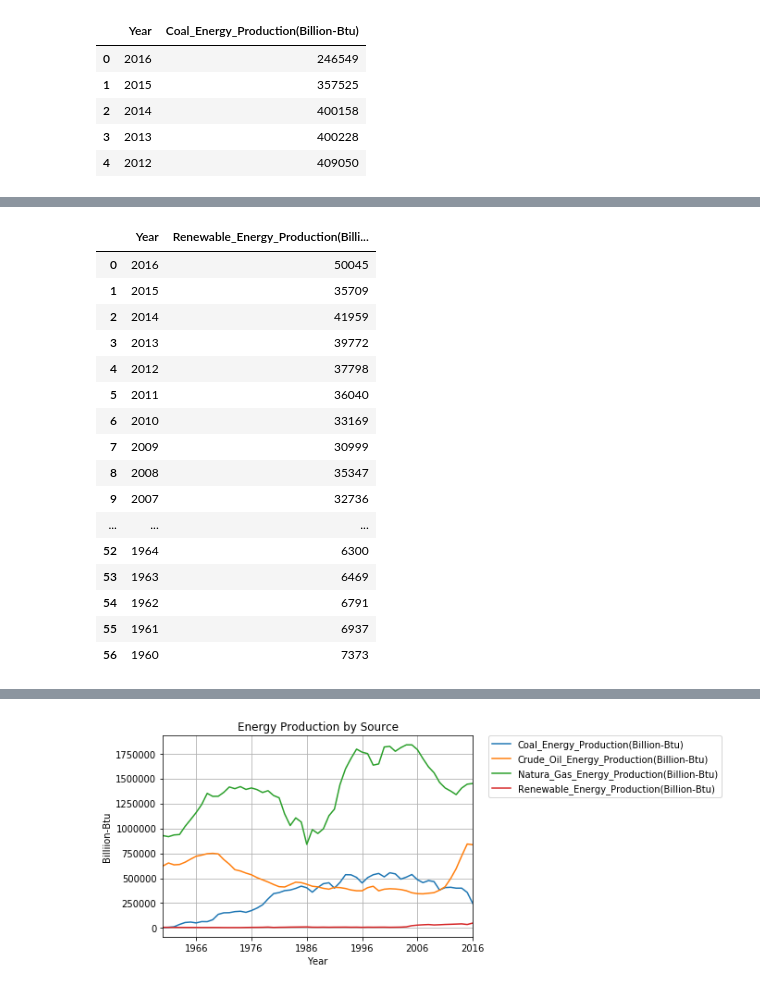
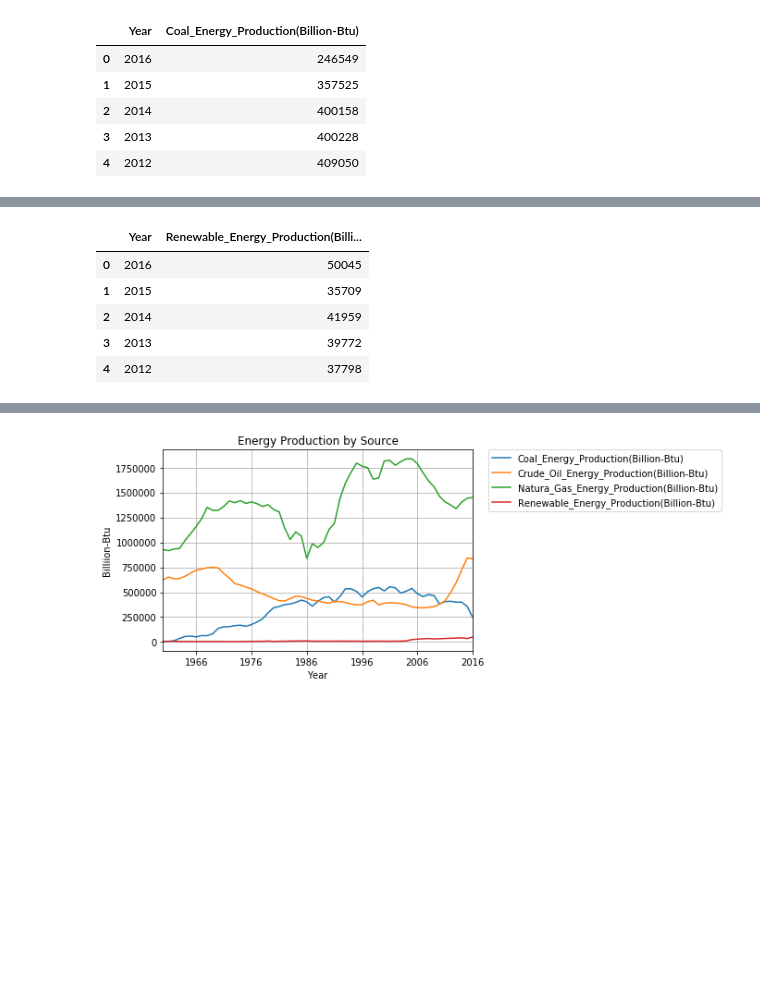
Before and after one commit to MTRaley52/Project_1, a Jupyter notebook: CleanenergyFile.ipynb, the cells around one changed output, grey strips where cells are left out. Saved outputs shown, nothing was run; the diff lists cells and outputs as text; code cells hidden in the pictures; blank space fills up the shorter version.

```diff
--- a/CleanenergyFile.ipynb
+++ b/CleanenergyFile.ipynb
@@ -88,29 +66,18 @@ Gas_df
 # %%
 base_url="http://api.eia.gov/series/?"
 series_id_to_call=["SEDS.REPRB.NM.A"]
 parame={"api_key":gkey,"series_id":series_id_to_call}
 Renew = requests.get(base_url, params=parame).json()
 Renew_df=pd.DataFrame(Renew["series"][0]["data"])
 Renew_df.columns=["Year","Renewable_Energy_Production(Billion-Btu)"]
-Renew_df
+Renew_df.head()
 # %% [output]
 |  | Year | Renewable_Energy_Production(Billi... |
 | 0 | 2016 | 50045 |
 | 1 | 2015 | 35709 |
 | 2 | 2014 | 41959 |
 | 3 | 2013 | 39772 |
 | 4 | 2012 | 37798 |
-| 5 | 2011 | 36040 |
-| 6 | 2010 | 33169 |
-| 7 | 2009 | 30999 |
-| 8 | 2008 | 35347 |
-| 9 | 2007 | 32736 |
-| ... | ... | ... |
-| 52 | 1964 | 6300 |
-| 53 | 1963 | 6469 |
-| 54 | 1962 | 6791 |
-| 55 | 1961 | 6937 |
-| 56 | 1960 | 7373 |
 # %%
 all_data=[coal_df,Crude_df,Gas_df,Renew_df]
 Production_table=reduce (lambda left,right: pd.merge(left,right,on='Year'), all_data)
```
Also changed, not shown: parts of 2 cells of this notebook.
